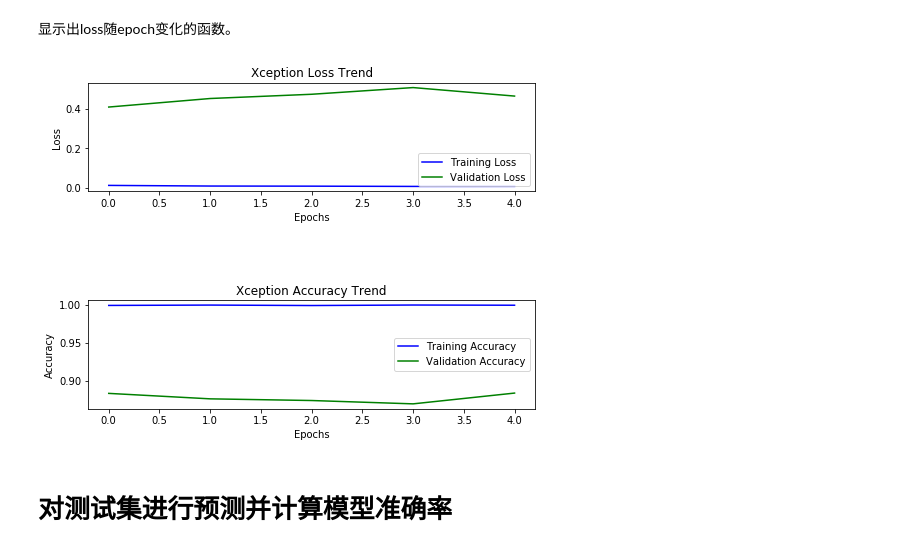
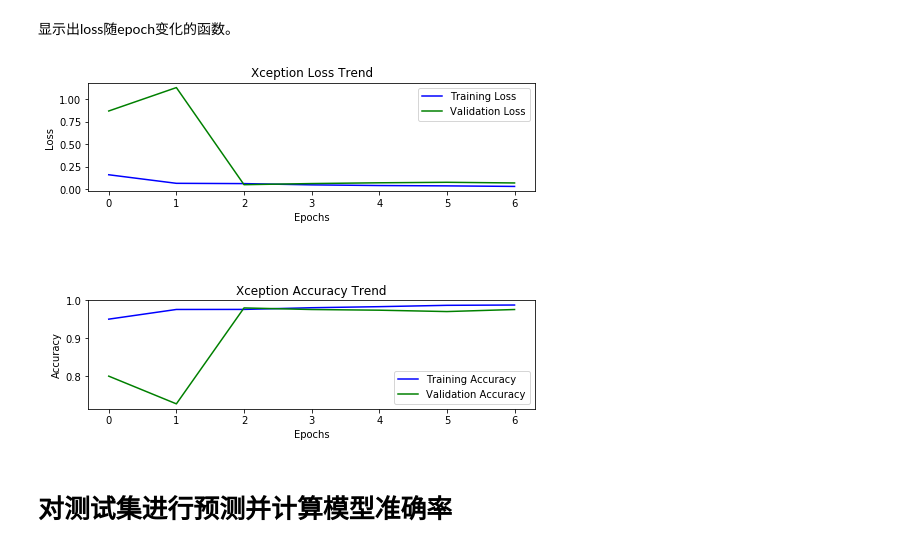
Before and after one commit to aesne/Dogs_vs._Cats, a Jupyter notebook: Dogs_vs._Cats.ipynb, the cells around one changed output. Cells and saved outputs as stored; diff of their text form; code cells hidden in the pictures.

```diff
--- a/Dogs_vs._Cats.ipynb
+++ b/Dogs_vs._Cats.ipynb
@@ -104,7 +106,7 @@ label采用独热编码，`dog: [1, 0], cat: [0, 1]`
 
 将训练集以6:2:2的比例分为训练集，验证集和测试集。
 # %%
-SIZE = 128
+SIZE = 256
 SPLIT_TRAIN = 0.6
 SPLIT_VAL = 0.8
 
@@ -216,13 +219,13 @@ model.compile(optimizer=Nadam(), loss='binary_crossentropy', metrics=['accuracy'
 
 为防止过拟合，val_loss不再下降后的3个epochs后停止训练
 # %%
-BATCH_SIZE = 256
+BATCH_SIZE = 128
 EPOCHS = 10
 
 earlyStopping = EarlyStopping(monitor='val_loss', patience=3, verbose=0, mode='auto')
 CALLBACKS = [earlyStopping]
 
-train = model.fit(x=X_train, y=y_train, batch_size=BATCH_SIZE, epochs=EPOCHS, verbose=1, callbacks=CALLBACKS, validation_data=(X_val, y_val))
+history = model.fit(x=X_train, y=y_train, batch_size=BATCH_SIZE, epochs=EPOCHS, verbose=1, callbacks=CALLBACKS, validation_data=(X_val, y_val))
 # %% [output]
 Train on 15000 samples, validate on 5000 samples
 Epoch 1/10
@@ -238,34 +245,34 @@ Epoch 5/10
 # %% [markdown]
 显示出loss随epoch变化的函数。
 # %%
-loss = train.history['loss']
-val_loss = train.history['val_loss']
+loss = history.history['loss']
+val_loss = history.history['val_loss']
 
-acc = train.history['acc']
-val_acc = train.history['val_acc']
+acc = history.history['acc']
+val_acc = history.history['val_acc']
 
 pyplot.figure(figsize=(8,6))
 pyplot.subplots_adjust(wspace=1, hspace=1)
 
 pyplot.subplot(211)
 pyplot.plot(loss, 'blue', label='Training Loss')
 pyplot.plot(val_loss, 'green', label='Validation Loss')
 pyplot.xlabel('Epochs')
 pyplot.ylabel('Loss')
 pyplot.title('Xception Loss Trend')
 pyplot.legend()
 
 pyplot.subplot(212)
 pyplot.plot(acc, 'blue', label='Training Accuracy')
 pyplot.plot(val_acc, 'green', label='Validation Accuracy')
 pyplot.xlabel('Epochs')
 pyplot.ylabel('Accuracy')
 pyplot.title('Xception Accuracy Trend')
 pyplot.legend()
 
 pyplot.show()
 # %% [output]
-[figure, old version]
+[figure, new version]
 # %% [markdown]
 # 对测试集进行预测并计算模型准确率
 # %%
```
Also changed, not shown: parts of 8 cells of this notebook, 4 other files.
